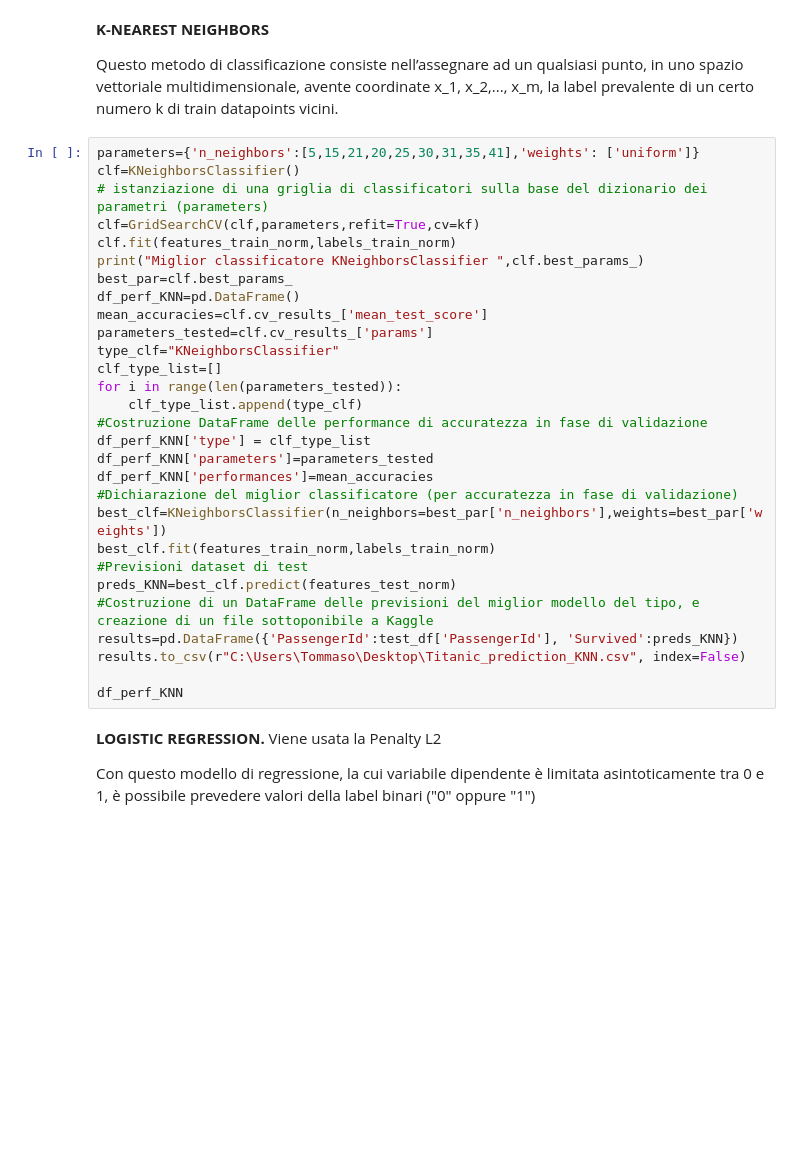
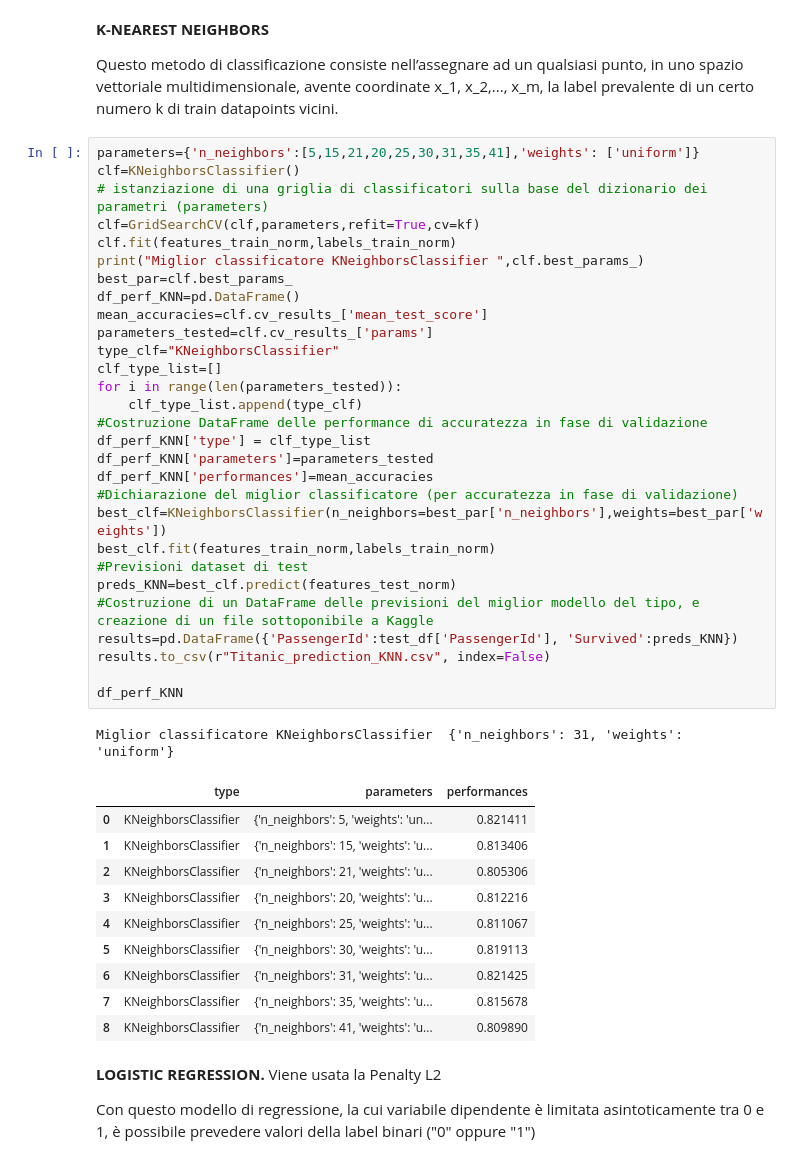
Before and after one commit to Tommaso4444/Predictions-on-Titanic-Survival, a Jupyter notebook: Barbiero Tommaso Notebook progetto.ipynb, the cells around one changed output. Drawn from its saved outputs; the diff is of its cells as text; blank space fills up the shorter version.

```diff
--- a/Barbiero Tommaso Notebook progetto.ipynb
+++ b/Barbiero Tommaso Notebook progetto.ipynb
@@ -684,32 +818,44 @@ Questo metodo di classificazione consiste nell’assegnare ad un qualsiasi punto
 # %%
 parameters={'n_neighbors':[5,15,21,20,25,30,31,35,41],'weights': ['uniform']}
 clf=KNeighborsClassifier()
 # istanziazione di una griglia di classificatori sulla base del dizionario dei parametri (parameters)
 clf=GridSearchCV(clf,parameters,refit=True,cv=kf)
 clf.fit(features_train_norm,labels_train_norm)
 print("Miglior classificatore KNeighborsClassifier ",clf.best_params_)
 best_par=clf.best_params_
 df_perf_KNN=pd.DataFrame()
 mean_accuracies=clf.cv_results_['mean_test_score']
 parameters_tested=clf.cv_results_['params']
 type_clf="KNeighborsClassifier"
 clf_type_list=[]
 for i in range(len(parameters_tested)):
     clf_type_list.append(type_clf)
 #Costruzione DataFrame delle performance di accuratezza in fase di validazione
 df_perf_KNN['type'] = clf_type_list
 df_perf_KNN['parameters']=parameters_tested
 df_perf_KNN['performances']=mean_accuracies
 #Dichiarazione del miglior classificatore (per accuratezza in fase di validazione)
 best_clf=KNeighborsClassifier(n_neighbors=best_par['n_neighbors'],weights=best_par['weights'])
 best_clf.fit(features_train_norm,labels_train_norm)
 #Previsioni dataset di test
 preds_KNN=best_clf.predict(features_test_norm)
 #Costruzione di un DataFrame delle previsioni del miglior modello del tipo, e creazione di un file sottoponibile a Kaggle
 results=pd.DataFrame({'PassengerId':test_df['PassengerId'], 'Survived':preds_KNN})
-results.to_csv(r"C:\Users\Tommaso\Desktop\Titanic_prediction_KNN.csv", index=False)
+results.to_csv(r"Titanic_prediction_KNN.csv", index=False)
 
 df_perf_KNN
+# %% [output]
+Miglior classificatore KNeighborsClassifier  {'n_neighbors': 31, 'weights': 'uniform'}
+|  | type | parameters | performances |
+| 0 | KNeighborsClassifier | {'n_neighbors': 5, 'weights': 'un... | 0.821411 |
+| 1 | KNeighborsClassifier | {'n_neighbors': 15, 'weights': 'u... | 0.813406 |
+| 2 | KNeighborsClassifier | {'n_neighbors': 21, 'weights': 'u... | 0.805306 |
+| 3 | KNeighborsClassifier | {'n_neighbors': 20, 'weights': 'u... | 0.812216 |
+| 4 | KNeighborsClassifier | {'n_neighbors': 25, 'weights': 'u... | 0.811067 |
+| 5 | KNeighborsClassifier | {'n_neighbors': 30, 'weights': 'u... | 0.819113 |
+| 6 | KNeighborsClassifier | {'n_neighbors': 31, 'weights': 'u... | 0.821425 |
+| 7 | KNeighborsClassifier | {'n_neighbors': 35, 'weights': 'u... | 0.815678 |
+| 8 | KNeighborsClassifier | {'n_neighbors': 41, 'weights': 'u... | 0.809890 |
 # %% [markdown]
 **LOGISTIC REGRESSION.**
 Viene usata la Penalty L2
```
Also changed, not shown: parts of 26 cells of this notebook.
